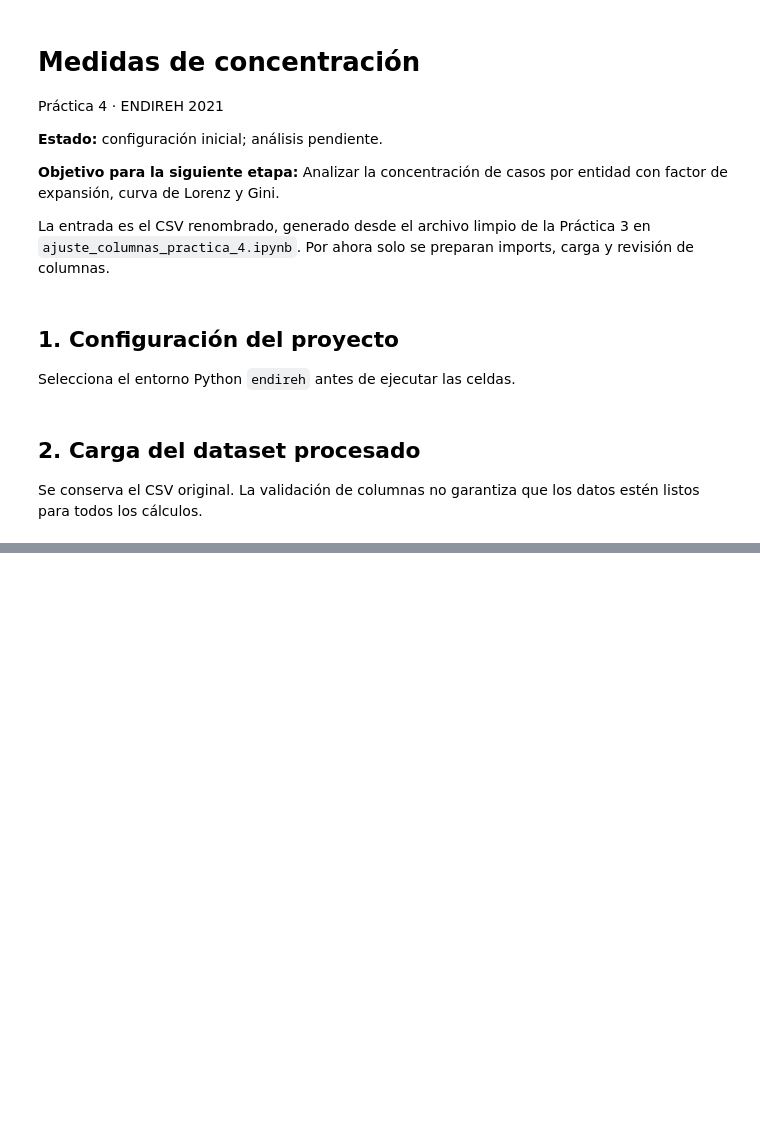
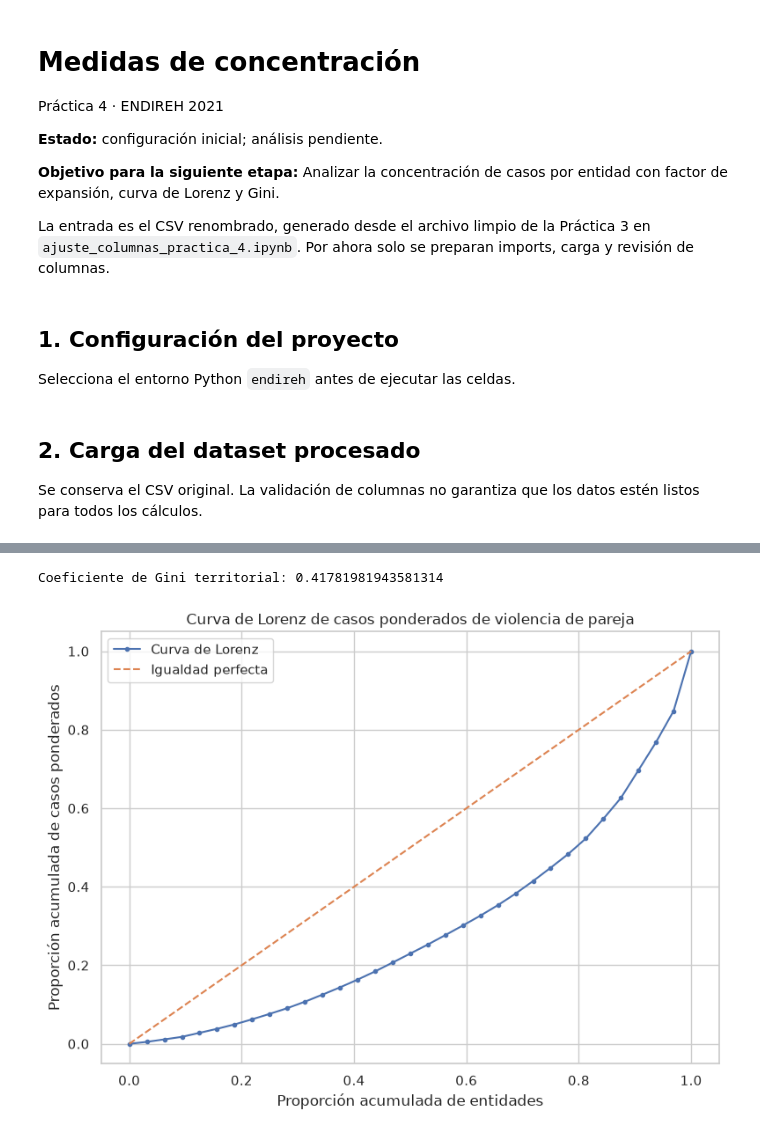
Before and after one commit to Drieveal14/Practica-04-Medidas-de-Concentracion-Heterogenidad-Gini-y-Entropia, a Jupyter notebook: notebooks/medidas_de_concentracion.ipynb, the cells around one changed output, grey strips where cells are left out. Saved outputs shown, nothing was run; the diff lists cells and outputs as text; code cells hidden in the pictures; blank space fills up the shorter version.

```diff
--- a/notebooks/medidas_de_concentracion.ipynb
+++ b/notebooks/medidas_de_concentracion.ipynb
@@ -74,0 +231,56 @@ Pendiente: implementar las medidas en funciones reutilizables de `src/statistics
+# %%
+casos_por_entidad = (
+    por_entidad["casos_ponderados"]
+    .to_numpy()
+)
+
+gini_territorial = coeficiente_gini(casos_por_entidad)
+
+print(
+    f"Coeficiente de Gini territorial: "
+    f"{gini_territorial}"
+)
+# %% [output]
+Coeficiente de Gini territorial: 0.41781981943581314
+# %%
+x_lorenz, y_lorenz = curva_lorenz(
+    casos_por_entidad
+)
+
+plt.figure(figsize=(8, 6))
+
+plt.plot(
+    x_lorenz,
+    y_lorenz,
+    marker="o",
+    markersize=3,
+    label="Curva de Lorenz",
+)
+
+plt.plot(
+    [0, 1],
+    [0, 1],
+    linestyle="--",
+    label="Igualdad perfecta",
+)
+
+plt.xlabel(
+    "Proporción acumulada de entidades"
+)
+
+plt.ylabel(
+    "Proporción acumulada de casos ponderados"
+)
+
+plt.title(
+    "Curva de Lorenz de casos ponderados "
+    "de violencia de pareja"
+)
+
+plt.legend()
+
+plt.tight_layout()
+
+plt.show()
+# %% [output]
+[figure, added]
```
Also changed, not shown: parts of 15 cells of this notebook, 2 other files.
